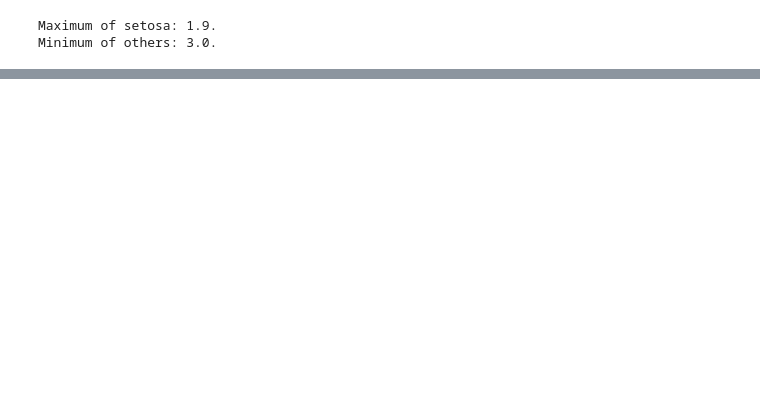
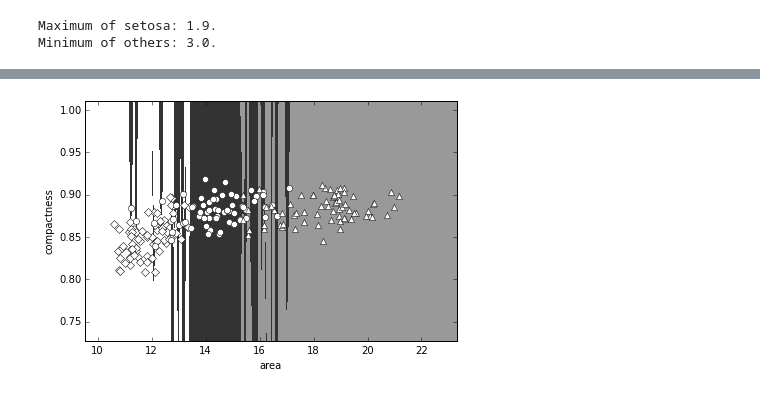
Before and after one commit to tuanavu/BuildingMachineLearningSystemsWithPython, a Jupyter notebook: ch02/Classifying with Real-world Examples.ipynb, the cells around one changed output, grey strips where cells are left out. Saved outputs shown, nothing was run; the diff lists cells and outputs as text; code cells hidden in the pictures; blank space fills up the shorter version.

```diff
--- a/ch02/Classifying with Real-world Examples.ipynb
+++ b/ch02/Classifying with Real-world Examples.ipynb
@@ -206,0 +511,89 @@ print('Mean accuracy: {:.1%}'.format(np.mean(means)))
+# %%
+# %load figure4_5_sklearn.py
+# This code is supporting material for the book
+# Building Machine Learning Systems with Python
+# by Willi Richert and Luis Pedro Coelho
+# published by PACKT Publishing
+#
+# It is made available under the MIT License
+
+COLOUR_FIGURE = False
+
+from matplotlib import pyplot as plt
+from matplotlib.colors import ListedColormap
+from load import load_dataset
+import numpy as np
+from sklearn.neighbors import KNeighborsClassifier
+
+feature_names = [
+    'area',
+    'perimeter',
+    'compactness',
+    'length of kernel',
+    'width of kernel',
+    'asymmetry coefficien',
+    'length of kernel groove',
+]
+
+
+def plot_decision(features, labels, num_neighbors=1):
+    '''Plots decision boundary for KNN
+
+    Parameters
+    ----------
+    features : ndarray
+    labels : sequence
+
+    Returns
+    -------
+    fig : Matplotlib Figure
+    ax  : Matplotlib Axes
+    '''
+    y0, y1 = features[:, 2].min() * .9, features[:, 2].max() * 1.1
+    x0, x1 = features[:, 0].min() * .9, features[:, 0].max() * 1.1
+    X = np.linspace(x0, x1, 1000)
+    Y = np.linspace(y0, y1, 1000)
+    X, Y = np.meshgrid(X, Y)
+
+    model = KNeighborsClassifier(num_neighbors)
+    model.fit(features[:, (0,2)], labels)
+    C = model.predict(np.vstack([X.ravel(), Y.ravel()]).T).reshape(X.shape)
+    if COLOUR_FIGURE:
+        cmap = ListedColormap([(1., .7, .7), (.7, 1., .7), (.7, .7, 1.)])
+    else:
+        cmap = ListedColormap([(1., 1., 1.), (.2, .2, .2), (.6, .6, .6)])
+    fig,ax = plt.subplots()
+    ax.set_xlim(x0, x1)
+    ax.set_ylim(y0, y1)
+    ax.set_xlabel(feature_names[0])
+    ax.set_ylabel(feature_names[2])
+    ax.pcolormesh(X, Y, C, cmap=cmap)
+    if COLOUR_FIGURE:
+        cmap = ListedColormap([(1., .0, .0), (.1, .6, .1), (.0, .0, 1.)])
+        ax.scatter(features[:, 0], features[:, 2], c=labels, cmap=cmap)
+    else:
+        for lab, ma in zip(range(3), "Do^"):
+            ax.plot(features[labels == lab, 0], features[
+                     labels == lab, 2], ma, c=(1., 1., 1.), ms=6)
+    return fig,ax
+
+
+features, labels = load_dataset('seeds')
+names = sorted(set(labels))
+labels = np.array([names.index(ell) for ell in labels])
+
+fig,ax = plot_decision(features, labels)
+fig.tight_layout()
+fig.savefig('figure4sklearn.png')
+
+features -= features.mean(0)
+features /= features.std(0)
+fig,ax = plot_decision(features, labels)
+fig.tight_layout()
+fig.savefig('figure5sklearn.png')
+
+fig,ax = plot_decision(features, labels, 11)
+fig.tight_layout()
+fig.savefig('figure5sklearn_with_11_neighbors.png')
+# %% [output]
+[figure, added]
```
Also changed, not shown: parts of 27 cells of this notebook, 5 other files.
